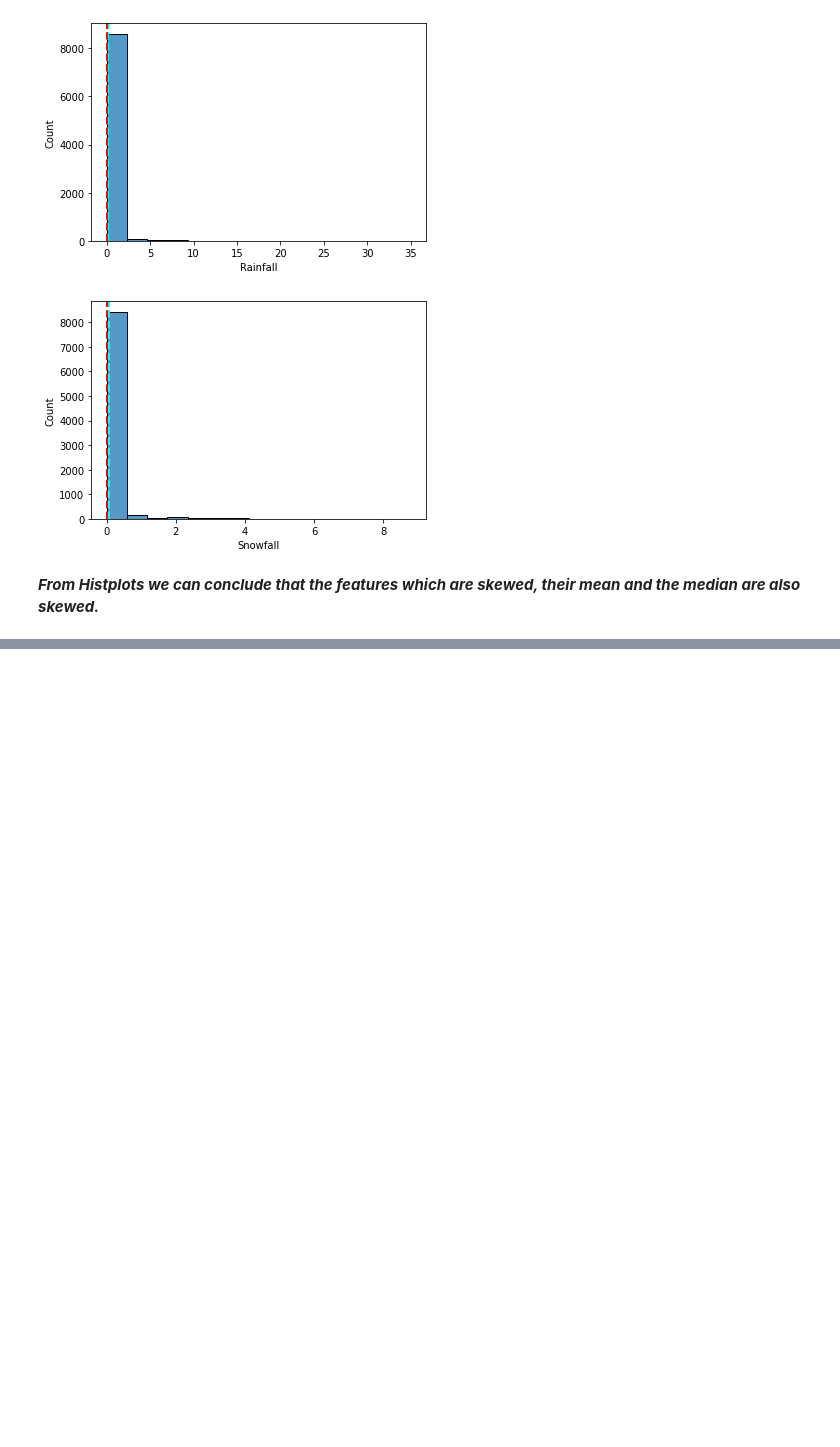
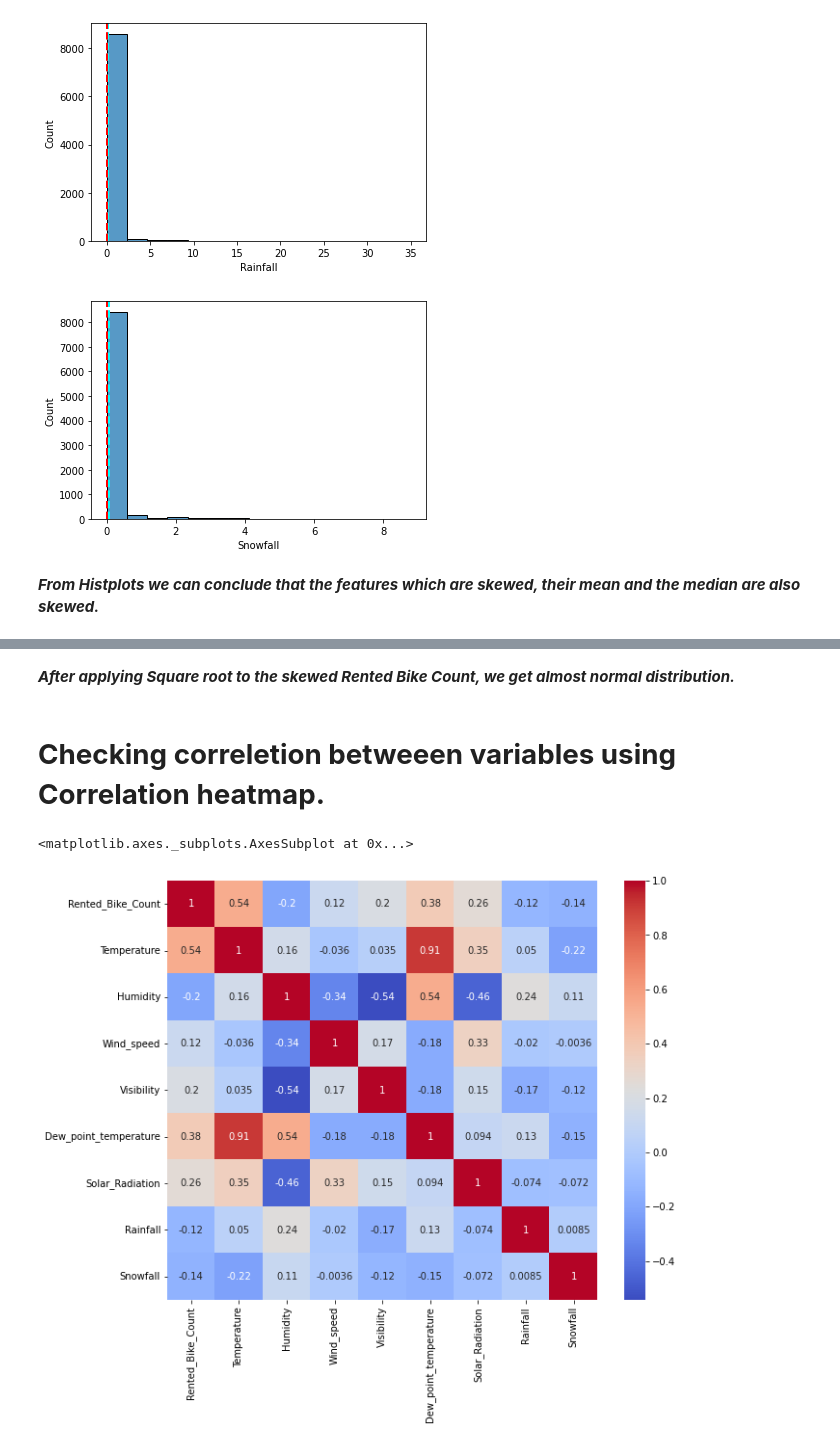
Before and after one commit to roysoni24/Bike-Sharing-Demand-Prediction, a Jupyter notebook: Copy_of_Bike_Sharing_Demand_Prediction_Capstone_Project.ipynb, the cells around one changed output, grey strips where cells are left out. Cells and saved outputs as stored; diff of their text form; code cells hidden in the pictures; blank space fills up the shorter version.

```diff
--- a/Copy_of_Bike_Sharing_Demand_Prediction_Capstone_Project.ipynb
+++ b/Copy_of_Bike_Sharing_Demand_Prediction_Capstone_Project.ipynb
@@ -413,0 +454,11 @@ for col in numerical_features[:]:
+# %% [markdown]
+***After applying Square root to the skewed Rented Bike Count, we get almost normal distribution.***
+# %% [markdown]
+# **Checking correletion betweeen variables using Correlation heatmap.**
+# %%
+#plotting correlation graph
+plt.figure(figsize=(10,8))
+sns.heatmap(bike_df.corr(),annot=True,cmap='coolwarm')
+# %% [output]
+<matplotlib.axes._subplots.AxesSubplot at 0x...>
+[figure, added]
```
Also changed, not shown: parts of 10 cells of this notebook.
